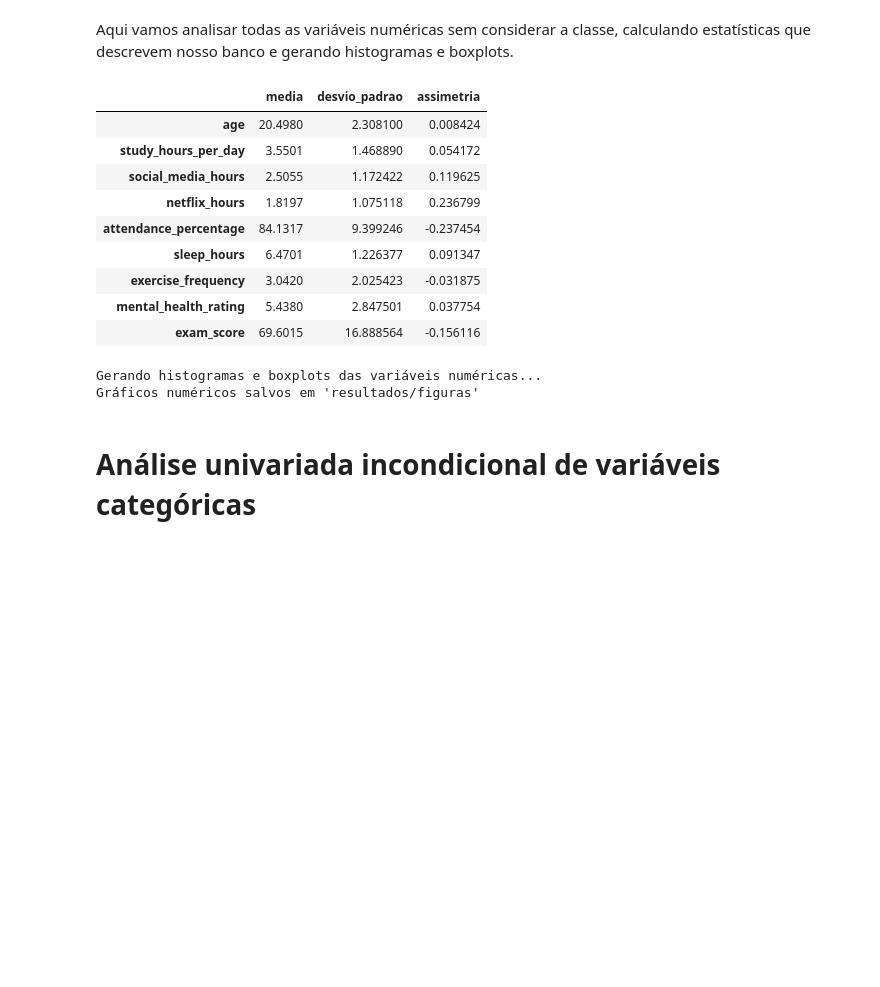
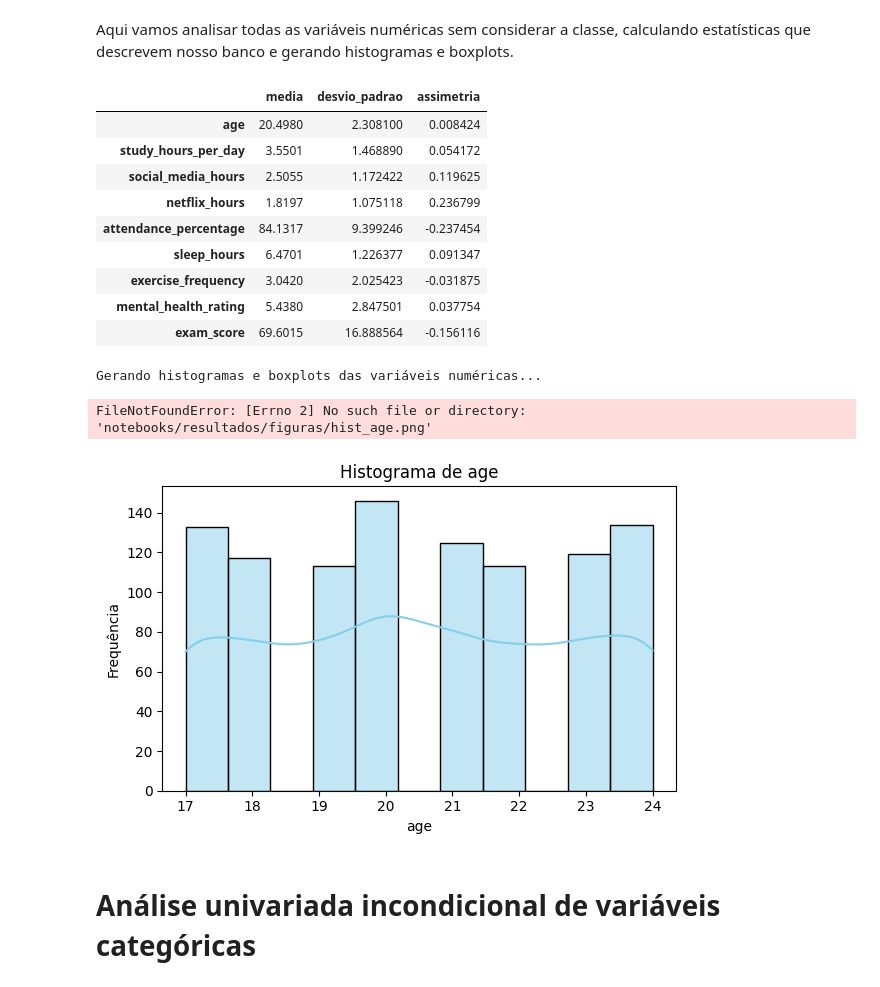
Before and after one commit to MRGdSFS/HW1----ICA-2025.2, a Jupyter notebook: notebooks/02_analise_univariada.ipynb, the cells around one changed output. Cells and saved outputs as stored; diff of their text form; code cells hidden in the pictures; blank space fills up the shorter version.

```diff
--- a/notebooks/02_analise_univariada.ipynb
+++ b/notebooks/02_analise_univariada.ipynb
@@ -32,6 +41,5 @@ Temos que a essência das análises univariadas é buscar entender como os valor
 # %%
-#não esqueça de trocar isso para o local do arquivo no seu computador, este é o do meu:
-caminho_csv = "/home/natan/Área de trabalho/HW1-ICA/dados/student_habits_performance.csv"
+caminho_csv = "../dados/student_habits_performance.csv"
 
 # carregar o dataset com a função que fizemos
 df = carregar_dados(caminho_csv)
@@ -90,34 +98,33 @@ Estatísticas descritivas (resumo geral):
 Aqui vamos analisar todas as variáveis numéricas sem considerar a classe,
 calculando estatísticas que descrevem nosso banco e gerando histogramas e boxplots.
 # %%
-#está na estrutura do github e armazena tanto as figuras produzidas nas funções univariadas quanto as tabelas, e pra isso precisamos garantir as pastas
-garantir_pastas()
-
+#está na estrutura do github e armazena tanto as figuras produzidas nas funções univariadas quanto as tabelas
 #estatísticas das variáveis numéricas
 sumario_univariado = estatisticas(df)
 display(sumario_univariado)
 
 # salvar tabela
 sumario_univariado.to_csv("resultados/tables/sumario_univariado.csv")
 
 # plotar gráficos
 print("Gerando histogramas e boxplots das variáveis numéricas...")
 plotar_histogramas(df)
 plotar_boxplots(df)
 print("Gráficos numéricos salvos em 'resultados/figuras'")
 # %% [output]
 |  | media | desvio_padrao | assimetria |
 | age | 20.4980 | 2.308100 | 0.008424 |
 | study_hours_per_day | 3.5501 | 1.468890 | 0.054172 |
 | social_media_hours | 2.5055 | 1.172422 | 0.119625 |
 | netflix_hours | 1.8197 | 1.075118 | 0.236799 |
 | attendance_percentage | 84.1317 | 9.399246 | -0.237454 |
 | sleep_hours | 6.4701 | 1.226377 | 0.091347 |
 | exercise_frequency | 3.0420 | 2.025423 | -0.031875 |
 | mental_health_rating | 5.4380 | 2.847501 | 0.037754 |
 | exam_score | 69.6015 | 16.888564 | -0.156116 |
 Gerando histogramas e boxplots das variáveis numéricas...
-Gráficos numéricos salvos em 'resultados/figuras'
+FileNotFoundError: [Errno 2] No such file or directory: 'notebooks/resultados/figuras/hist_age.png'
+[figure, added]
 # %% [markdown]
 # Análise univariada incondicional de variáveis categóricas
 # %% [markdown]
```
Also changed, not shown: parts of 4 cells of this notebook, 1 other file.
